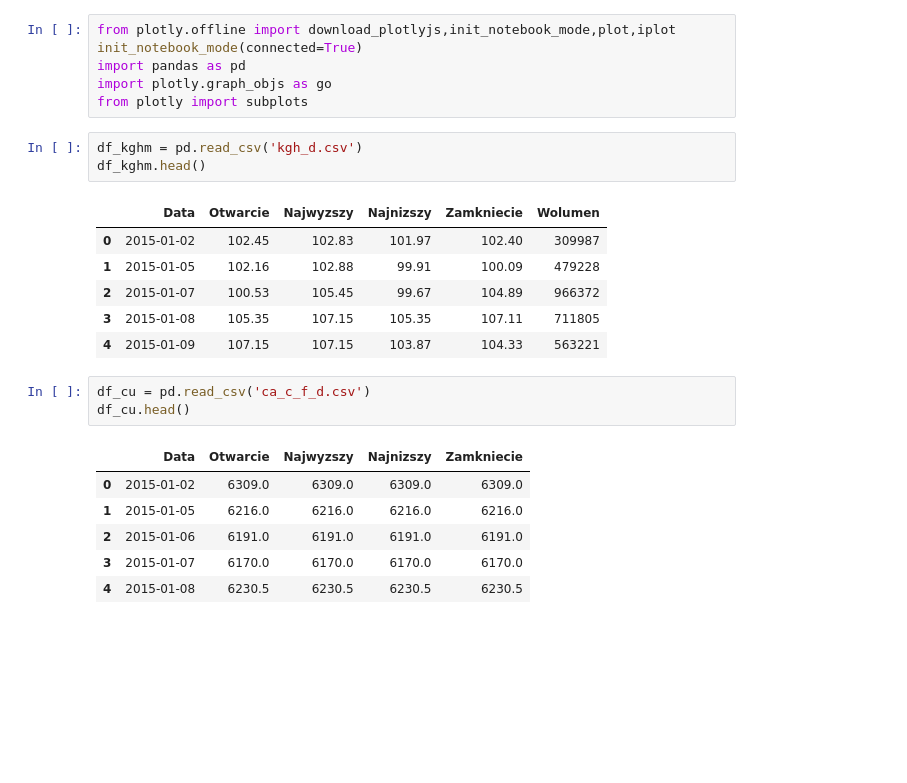
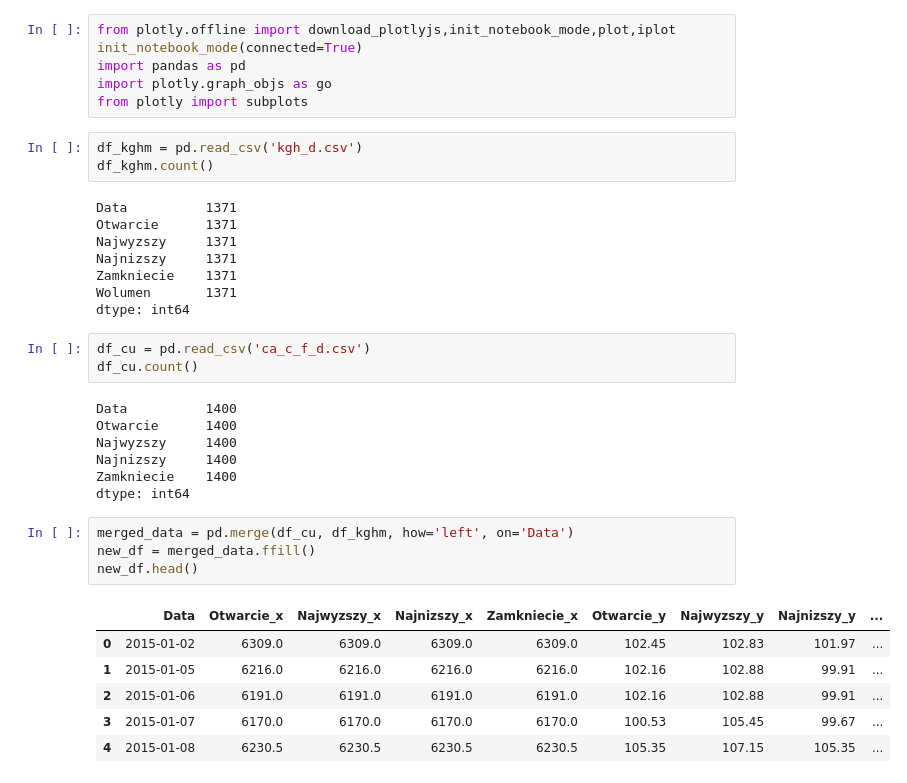
Before and after one commit to sabinakromraj/modul11_1, a Jupyter notebook: modul11_1.ipynb, the cells around one changed output. Saved outputs shown, nothing was run; the diff lists cells and outputs as text; blank space fills up the shorter version.

Commit message:
fix table

```diff
--- a/modul11_1.ipynb
+++ b/modul11_1.ipynb
@@ -6,24 +6,36 @@ import plotly.graph_objs as go
 from plotly import subplots
 # %%
 df_kghm = pd.read_csv('kgh_d.csv')
-df_kghm.head()
+df_kghm.count()
 # %% [output]
-|  | Data | Otwarcie | Najwyzszy | Najnizszy | Zamkniecie | Wolumen |
-| 0 | 2015-01-02 | 102.45 | 102.83 | 101.97 | 102.40 | 309987 |
-| 1 | 2015-01-05 | 102.16 | 102.88 | 99.91 | 100.09 | 479228 |
-| 2 | 2015-01-07 | 100.53 | 105.45 | 99.67 | 104.89 | 966372 |
-| 3 | 2015-01-08 | 105.35 | 107.15 | 105.35 | 107.11 | 711805 |
-| 4 | 2015-01-09 | 107.15 | 107.15 | 103.87 | 104.33 | 563221 |
+Data          1371
+Otwarcie      1371
+Najwyzszy     1371
+Najnizszy     1371
+Zamkniecie    1371
+Wolumen       1371
+dtype: int64
 # %%
 df_cu = pd.read_csv('ca_c_f_d.csv')
-df_cu.head()
+df_cu.count()
 # %% [output]
-|  | Data | Otwarcie | Najwyzszy | Najnizszy | Zamkniecie |
-| 0 | 2015-01-02 | 6309.0 | 6309.0 | 6309.0 | 6309.0 |
-| 1 | 2015-01-05 | 6216.0 | 6216.0 | 6216.0 | 6216.0 |
-| 2 | 2015-01-06 | 6191.0 | 6191.0 | 6191.0 | 6191.0 |
-| 3 | 2015-01-07 | 6170.0 | 6170.0 | 6170.0 | 6170.0 |
-| 4 | 2015-01-08 | 6230.5 | 6230.5 | 6230.5 | 6230.5 |
+Data          1400
+Otwarcie      1400
+Najwyzszy     1400
+Najnizszy     1400
+Zamkniecie    1400
+dtype: int64
+# %%
+merged_data = pd.merge(df_cu, df_kghm, how='left', on='Data')
+new_df = merged_data.ffill()
+new_df.head()
+# %% [output]
+|  | Data | Otwarcie_x | Najwyzszy_x | Najnizszy_x | Zamkniecie_x | Otwarcie_y | Najwyzszy_y | Najnizszy_y | ... |
+| 0 | 2015-01-02 | 6309.0 | 6309.0 | 6309.0 | 6309.0 | 102.45 | 102.83 | 101.97 | ... |
+| 1 | 2015-01-05 | 6216.0 | 6216.0 | 6216.0 | 6216.0 | 102.16 | 102.88 | 99.91 | ... |
+| 2 | 2015-01-06 | 6191.0 | 6191.0 | 6191.0 | 6191.0 | 102.16 | 102.88 | 99.91 | ... |
+| 3 | 2015-01-07 | 6170.0 | 6170.0 | 6170.0 | 6170.0 | 100.53 | 105.45 | 99.67 | ... |
+| 4 | 2015-01-08 | 6230.5 | 6230.5 | 6230.5 | 6230.5 | 105.35 | 107.15 | 105.35 | ... |
 # %%
 fig = subplots.make_subplots(rows=3, cols=1, shared_xaxes=True, subplot_titles=('KGHM','Miedź'),
                              specs=[[{'type': 'scatter'}],
```
Also changed, not shown: parts of 1 cell of this notebook.
